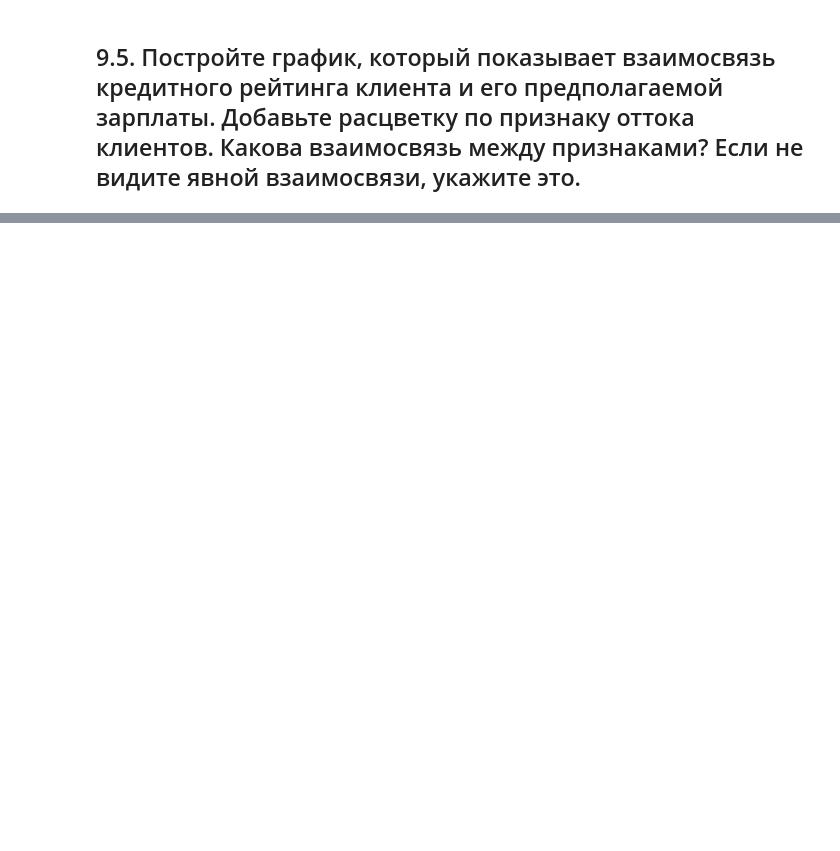
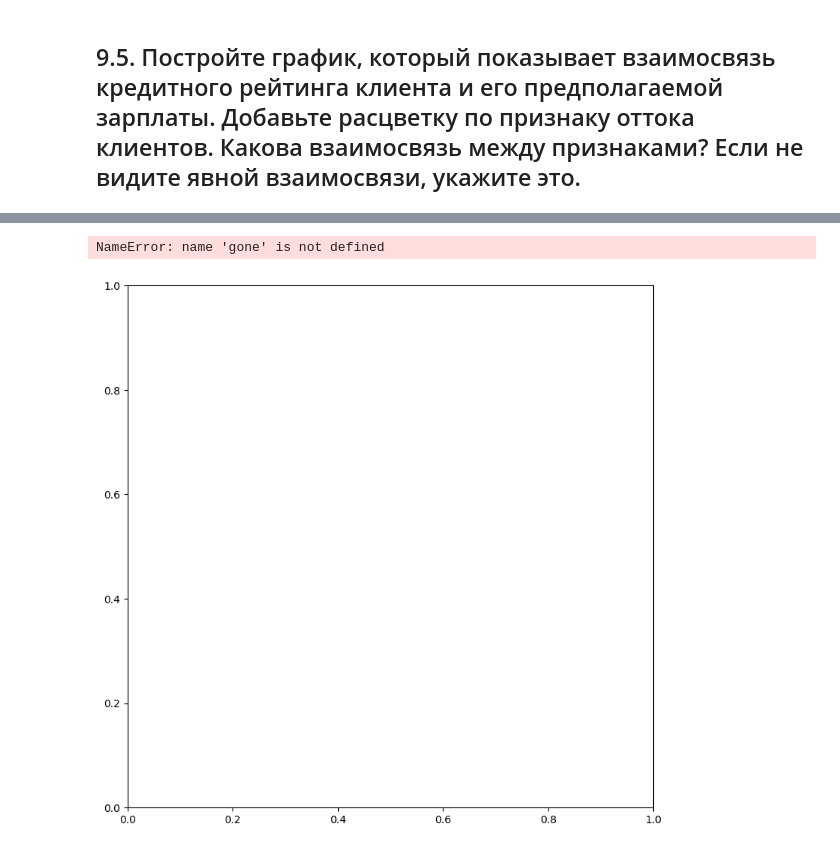
Before and after one commit to Alevtina529/SF_ds, a Jupyter notebook: PY 13 Визуализация/Закрепление PY13.ipynb, the cells around one changed output, grey strips where cells are left out. Drawn from its saved outputs; the diff is of its cells as text; code cells hidden in the pictures; blank space fills up the shorter version.

```diff
--- a/PY 13 Визуализация/Закрепление PY13.ipynb
+++ b/PY 13 Визуализация/Закрепление PY13.ipynb
@@ -158,0 +164,12 @@ fig.show()
+# %%
+fig_6, axes_6 = plt.subplots(figsize=(9, 9))
+axes_6.pie(
+    gone['Gender'].value_counts(), # берем данные об ушедших клиентах
+    labels=['Женщины', 'Мужчины'],
+    autopct='%.1f%%', #округление до первого знака после запятой
+    explode=[0.1, 0] #доля смещения от центра
+)
+axes_6.set_title('Доля мужчин и женщин среди ушедших клиентов');
+# %% [output]
+NameError: name 'gone' is not defined
+[figure, added]
```
Also changed, not shown: parts of 8 cells of this notebook.
